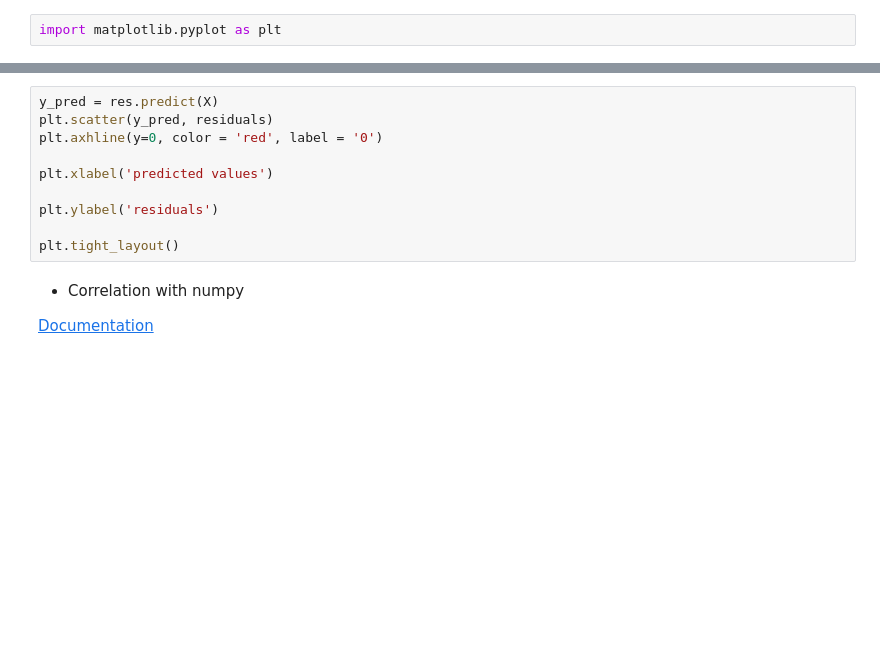
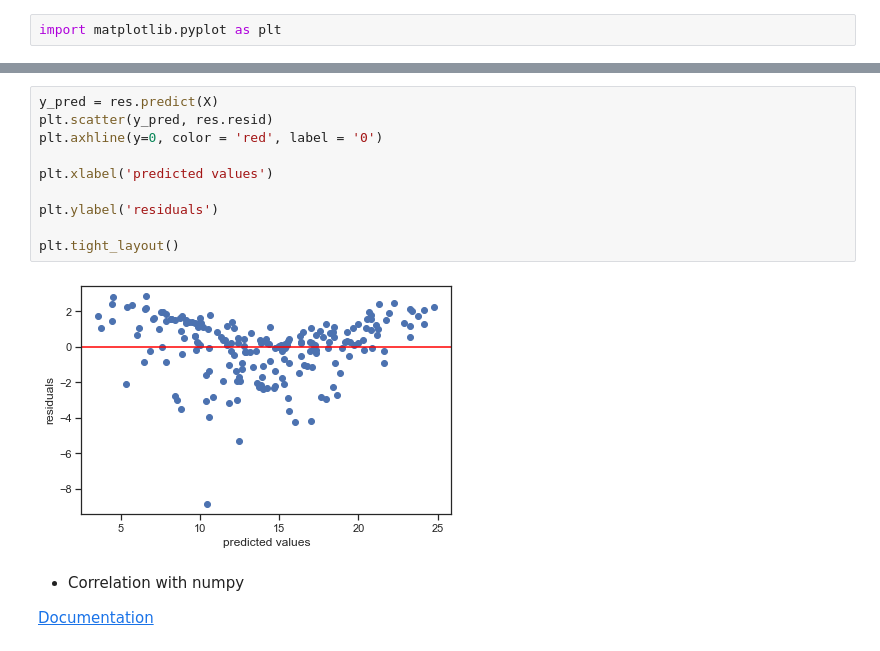
Before and after one commit to medoffc/hbs-ds-060120, a Jupyter notebook: module-2/day-8-multiple-regression/multiple_regression.ipynb, the cells around one changed output, grey strips where cells are left out. Drawn from its saved outputs; the diff is of its cells as text; blank space fills up the shorter version.

```diff
--- a/module-2/day-8-multiple-regression/multiple_regression.ipynb
+++ b/module-2/day-8-multiple-regression/multiple_regression.ipynb
@@ -424,13 +464,15 @@ plt.show()
 # %%
 y_pred = res.predict(X)
-plt.scatter(y_pred, residuals)
+plt.scatter(y_pred, res.resid)
 plt.axhline(y=0, color = 'red', label = '0')
 
 plt.xlabel('predicted values')
 
 plt.ylabel('residuals')
 
 plt.tight_layout()
+# %% [output]
+[figure, added]
 # %% [markdown]
 - Correlation with numpy
 
```
Also changed, not shown: parts of 17 cells of this notebook, 1 other file.
